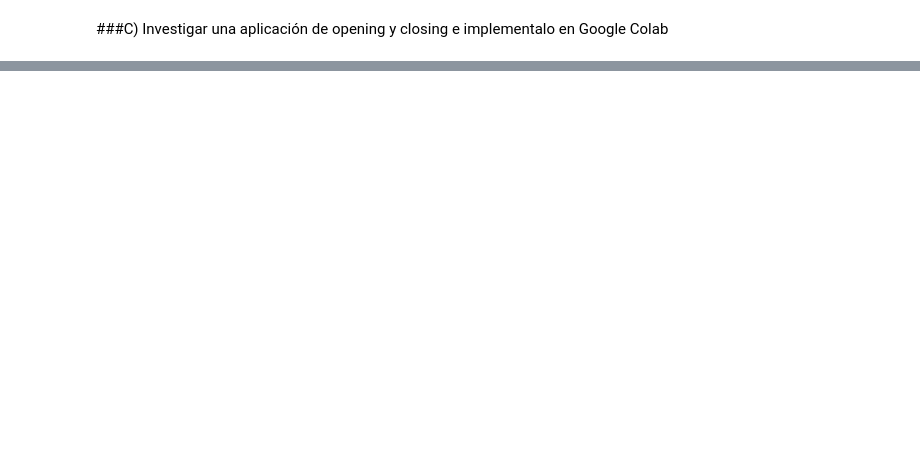
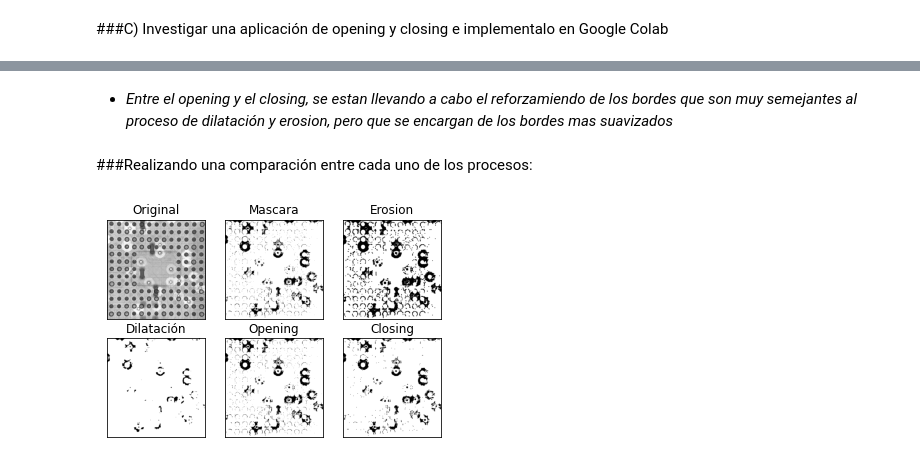
Before and after one commit to A01793546/TC4033-Vision-C-Equipo-3, a Jupyter notebook: 10_morphological_operations.ipynb, the cells around one changed output, grey strips where cells are left out. Saved outputs shown, nothing was run; the diff lists cells and outputs as text; code cells hidden in the pictures; blank space fills up the shorter version.

```diff
--- a/10_morphological_operations.ipynb
+++ b/10_morphological_operations.ipynb
@@ -270,0 +117,25 @@ plt.show()
+# %% [markdown]
+* *Entre el opening y el closing, se estan llevando a cabo el reforzamiendo de los bordes que son muy semejantes al proceso de dilatación y erosion, pero que se encargan de los bordes mas suavizados*
+# %% [markdown]
+###Realizando una comparación entre cada uno de los procesos:
+# %%
+img = cv2.imread('/content/data/chip1.jpg', cv2.IMREAD_GRAYSCALE)
+_, mask = cv2.threshold(img,220,255, cv2.THRESH_BINARY_INV)
+
+kernal = np.ones((2,2), np.uint8)
+erosion = cv2.erode(mask, kernal, iterations =2)
+dilatacion = cv2.dilate(mask,kernal, iterations=3)
+opening = cv2.morphologyEx(mask,cv2.MORPH_OPEN, kernal)
+closing = cv2.morphologyEx(mask,cv2.MORPH_CLOSE, kernal)
+
+titulos = ['Original','Mascara','Erosion','Dilatación','Opening','Closing']
+imagenes = [img,mask,erosion,dilatacion,opening,closing]
+
+for i in range (6):
+  plt.subplot (2,3,i+1),plt.imshow(imagenes[i], 'gray')
+  plt.title(titulos[i])
+  plt.xticks([]),plt.yticks([])
+
+plt.show()
+# %% [output]
+[figure, added]
```
Also changed, not shown: parts of 52 cells of this notebook.
